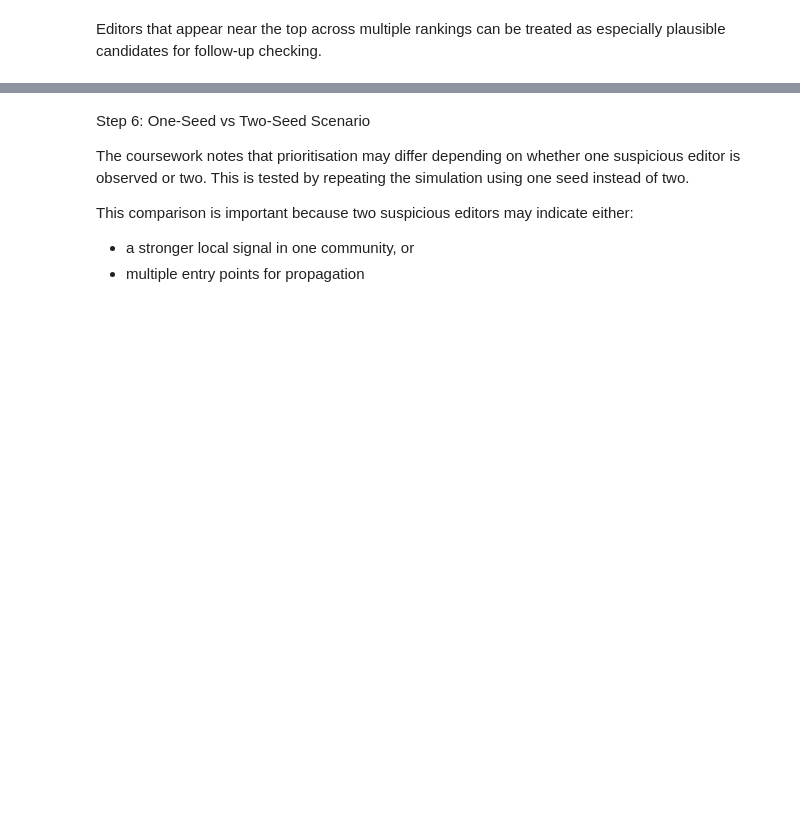
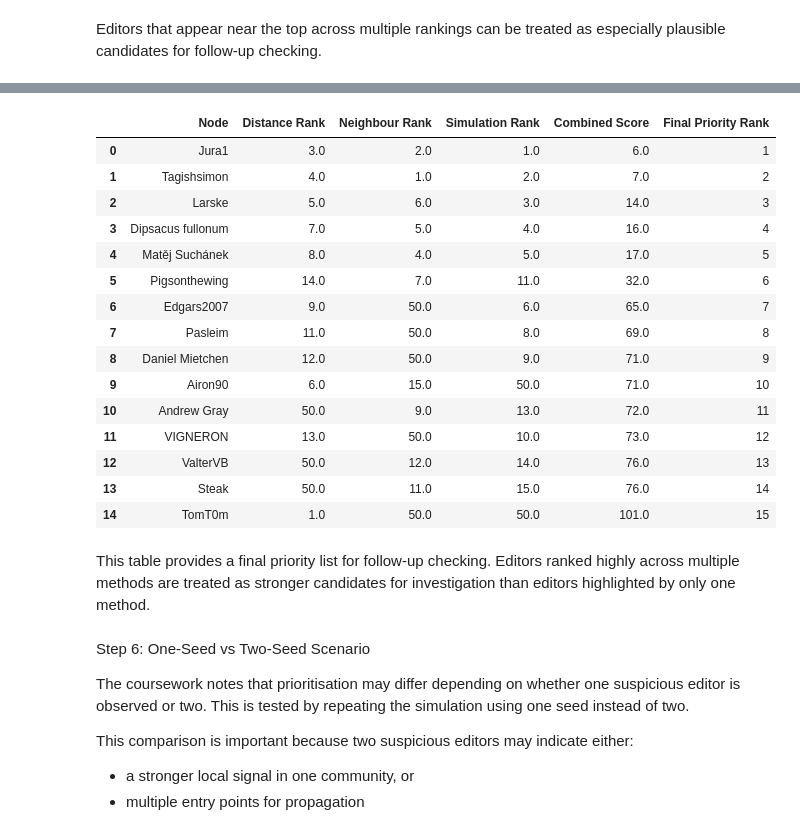
Before and after one commit to GOGO1601/network-data-analysis-cw, a Jupyter notebook: notebooks/taskC.ipynb, the cells around one changed output, grey strips where cells are left out. Cells and saved outputs as stored; diff of their text form; code cells hidden in the pictures; blank space fills up the shorter version.

```diff
--- a/notebooks/taskC.ipynb
+++ b/notebooks/taskC.ipynb
@@ -356,3 +437,58 @@ Editors that appear near the top across multiple rankings can be treated as espe
+# %%
+final_priority_tables = {}
+
+for name in graphs.keys():
+    d_sub = distance_df[distance_df["Dataset"] == name].copy()
+    n_sub = neighbour_df[neighbour_df["Dataset"] == name].copy()
+    s_sub = simulation_df[simulation_df["Dataset"] == name].copy()
+
+    d_sub["Distance Rank"] = range(1, len(d_sub) + 1)
+    n_sub["Neighbour Rank"] = range(1, len(n_sub) + 1)
+    s_sub["Simulation Rank"] = range(1, len(s_sub) + 1)
+
+    merged = d_sub[["Node", "Distance Rank"]].merge(
+        n_sub[["Node", "Neighbour Rank"]], on="Node", how="outer"
+    ).merge(
+        s_sub[["Node", "Simulation Rank"]], on="Node", how="outer"
+    )
+
+    # fill missing ranks with a penalty value
+    penalty = 50
+    merged["Distance Rank"] = merged["Distance Rank"].fillna(penalty)
+    merged["Neighbour Rank"] = merged["Neighbour Rank"].fillna(penalty)
+    merged["Simulation Rank"] = merged["Simulation Rank"].fillna(penalty)
+
+    merged["Combined Score"] = (
+        merged["Distance Rank"] +
+        merged["Neighbour Rank"] +
+        merged["Simulation Rank"]
+    )
+
+    merged = merged.sort_values("Combined Score").reset_index(drop=True)
+    merged["Final Priority Rank"] = merged.index + 1
+
+    final_priority_tables[name] = merged
+
+final_priority_tables["small"].head(15)
+# %% [output]
+|  | Node | Distance Rank | Neighbour Rank | Simulation Rank | Combined Score | Final Priority Rank |
+| 0 | Jura1 | 3.0 | 2.0 | 1.0 | 6.0 | 1 |
+| 1 | Tagishsimon | 4.0 | 1.0 | 2.0 | 7.0 | 2 |
+| 2 | Larske | 5.0 | 6.0 | 3.0 | 14.0 | 3 |
+| 3 | Dipsacus fullonum | 7.0 | 5.0 | 4.0 | 16.0 | 4 |
+| 4 | Matěj Suchánek | 8.0 | 4.0 | 5.0 | 17.0 | 5 |
+| 5 | Pigsonthewing | 14.0 | 7.0 | 11.0 | 32.0 | 6 |
+| 6 | Edgars2007 | 9.0 | 50.0 | 6.0 | 65.0 | 7 |
+| 7 | Pasleim | 11.0 | 50.0 | 8.0 | 69.0 | 8 |
+| 8 | Daniel Mietchen | 12.0 | 50.0 | 9.0 | 71.0 | 9 |
+| 9 | Airon90 | 6.0 | 15.0 | 50.0 | 71.0 | 10 |
+| 10 | Andrew Gray | 50.0 | 9.0 | 13.0 | 72.0 | 11 |
+| 11 | VIGNERON | 13.0 | 50.0 | 10.0 | 73.0 | 12 |
+| 12 | ValterVB | 50.0 | 12.0 | 14.0 | 76.0 | 13 |
+| 13 | Steak | 50.0 | 11.0 | 15.0 | 76.0 | 14 |
+| 14 | TomT0m | 1.0 | 50.0 | 50.0 | 101.0 | 15 |
+# %% [markdown]
+This table provides a final priority list for follow-up checking. Editors ranked highly across multiple methods are treated as stronger candidates for investigation than editors highlighted by only one method.
 # %% [markdown]
 Step 6: One-Seed vs Two-Seed Scenario
 
```
Also changed, not shown: parts of 6 cells of this notebook.
